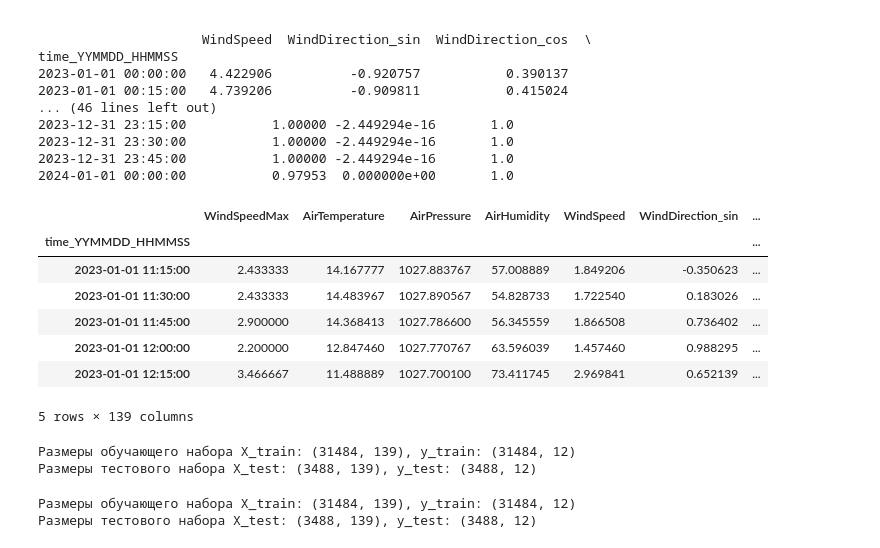
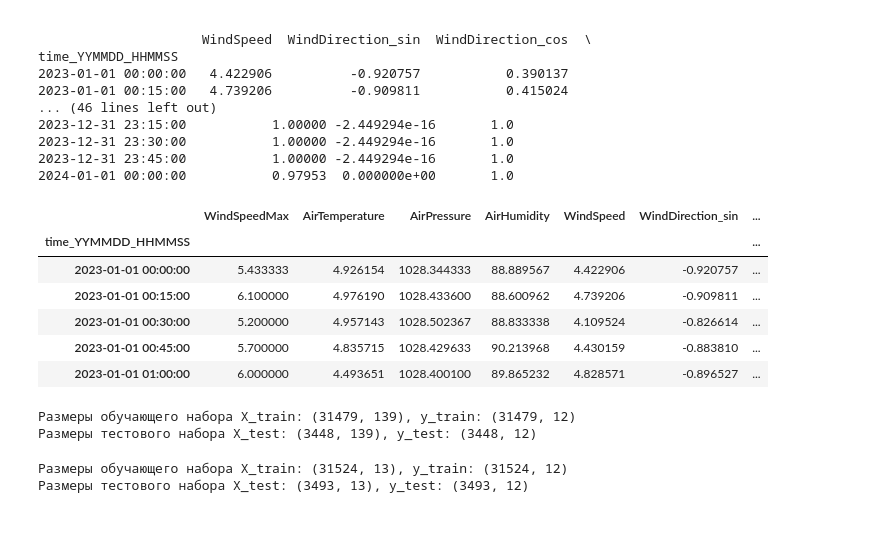
Before and after one commit to sherstpasha/forecast, a Jupyter notebook: WindSpeed_forecast.ipynb, the cells around one changed output. Drawn from its saved outputs; the diff is of its cells as text; code cells hidden in the pictures.

```diff
--- a/WindSpeed_forecast.ipynb
+++ b/WindSpeed_forecast.ipynb
@@ -79,56 +79,38 @@ from utils import generate_time_series_features, calculate_horizons
 
 # Используем параметры, которые дали лучший результат
 lookback_hours = 12
 forecast_hours = 3
 lag_step = 4
 rolling_window_min = 3
 rolling_window_max = 15
 expanding_window_min = 3
 expanding_window_max = 15
 
 target_variable = "WindSpeed"
 
 # Вычисление горизонта прогноза и лагов
 forecast_horizon, lookback_horizon = calculate_horizons(
     df_transformed, forecast_hours, lookback_hours
 )
 
 lags = list(range(1, lookback_horizon, lag_step))
 rolling_window_sizes = list(
     range(rolling_window_min, min(rolling_window_max, lookback_horizon), lag_step)
 )
 expanding_window_sizes = list(
     range(expanding_window_min, min(expanding_window_max, lookback_horizon), lag_step)
 )
 
-# Генерация признаков
-df_transformed = generate_time_series_features(
-    df_transformed,
-    columns=[
-        "WindSpeedMax",
-        "AirTemperature",
-        "AirPressure",
-        "AirHumidity",
-        "WindSpeed",
-        "WindDirection_sin",
-        "WindDirection_cos",
-    ],
-    lags=lags,
-    rolling_window_sizes=rolling_window_sizes,
-    expanding_window_sizes=expanding_window_sizes,
-)
-
 # Display the transformed DataFrame
 df_transformed.head()
 # %% [output]
 |  | WindSpeedMax | AirTemperature | AirPressure | AirHumidity | WindSpeed | WindDirection_sin | ... |
 | time_YYMMDD_HHMMSS |  |  |  |  |  |  | ... |
-| 2023-01-01 11:15:00 | 2.433333 | 14.167777 | 1027.883767 | 57.008889 | 1.849206 | -0.350623 | ... |
-| 2023-01-01 11:30:00 | 2.433333 | 14.483967 | 1027.890567 | 54.828733 | 1.722540 | 0.183026 | ... |
-| 2023-01-01 11:45:00 | 2.900000 | 14.368413 | 1027.786600 | 56.345559 | 1.866508 | 0.736402 | ... |
-| 2023-01-01 12:00:00 | 2.200000 | 12.847460 | 1027.770767 | 63.596039 | 1.457460 | 0.988295 | ... |
-| 2023-01-01 12:15:00 | 3.466667 | 11.488889 | 1027.700100 | 73.411745 | 2.969841 | 0.652139 | ... |
+| 2023-01-01 00:00:00 | 5.433333 | 4.926154 | 1028.344333 | 88.889567 | 4.422906 | -0.920757 | ... |
+| 2023-01-01 00:15:00 | 6.100000 | 4.976190 | 1028.433600 | 88.600962 | 4.739206 | -0.909811 | ... |
+| 2023-01-01 00:30:00 | 5.200000 | 4.957143 | 1028.502367 | 88.833338 | 4.109524 | -0.826614 | ... |
+| 2023-01-01 00:45:00 | 5.700000 | 4.835715 | 1028.429633 | 90.213968 | 4.430159 | -0.883810 | ... |
+| 2023-01-01 01:00:00 | 6.000000 | 4.493651 | 1028.400100 | 89.865232 | 4.828571 | -0.896527 | ... |
-5 rows × 139 columns
 # %%
 from sklearn.model_selection import train_test_split
 from utils import prepare_ml_data_from_features
@@ -136,16 +118,46 @@ from utils import prepare_ml_data_from_features
 # Разделение данных на обучающую и тестовую выборки
 df_train, df_test = train_test_split(df_transformed, test_size=0.1, random_state=42, shuffle=False)
 
-# Подготовка данных для машинного обучения
-X_train, y_train = prepare_ml_data_from_features(df_train, target_variable=target_variable, forecast_horizon=forecast_horizon)
-X_test, y_test = prepare_ml_data_from_features(df_test, target_variable=target_variable, forecast_horizon=forecast_horizon)
+# Генерация признаков
+df_train = generate_time_series_features(
+    df_train,
+    columns=[
+        "WindSpeedMax",
+        "AirTemperature",
+        "AirPressure",
+        "AirHumidity",
+        "WindSpeed",
+        "WindDirection_sin",
+        "WindDirection_cos",
+    ],
+    lags=lags,
+    rolling_window_sizes=rolling_window_sizes,
+    expanding_window_sizes=expanding_window_sizes,
+)
+
+# Генерация признаков
+df_test = generate_time_series_features(
+    df_test,
+    columns=[
+        "WindSpeedMax",
+        "AirTemperature",
+        "AirPressure",
+        "AirHumidity",
+        "WindSpeed",
+        "WindDirection_sin",
+        "WindDirection_cos",
+    ],
+    lags=lags,
+    rolling_window_sizes=rolling_window_sizes,
+    expanding_window_sizes=expanding_window_sizes,
+)
 
 # Вывод размеров данных
 print(f"Размеры обучающего набора X_train: {X_train.shape}, y_train: {y_train.shape}")
 print(f"Размеры тестового набора X_test: {X_test.shape}, y_test: {y_test.shape}")
 # %% [output]
-Размеры обучающего набора X_train: (31484, 139), y_train: (31484, 12)
-Размеры тестового набора X_test: (3488, 139), y_test: (3488, 12)
+Размеры обучающего набора X_train: (31479, 139), y_train: (31479, 12)
+Размеры тестового набора X_test: (3448, 139), y_test: (3448, 12)
 # %%
 from sklearn.model_selection import train_test_split
 from utils import prepare_ml_data_from_features
@@ -161,8 +173,8 @@ X_test, y_test = prepare_ml_data_from_features(df_test, target_variable=target_v
 print(f"Размеры обучающего набора X_train: {X_train.shape}, y_train: {y_train.shape}")
 print(f"Размеры тестового набора X_test: {X_test.shape}, y_test: {y_test.shape}")
 # %% [output]
-Размеры обучающего набора X_train: (31484, 139), y_train: (31484, 12)
-Размеры тестового набора X_test: (3488, 139), y_test: (3488, 12)
+Размеры обучающего набора X_train: (31524, 13), y_train: (31524, 12)
+Размеры тестового набора X_test: (3493, 13), y_test: (3493, 12)
 # %%
 import plotly.graph_objs as go
 import plotly.subplots as sp
```
Also changed, not shown: parts of 3 cells of this notebook.
